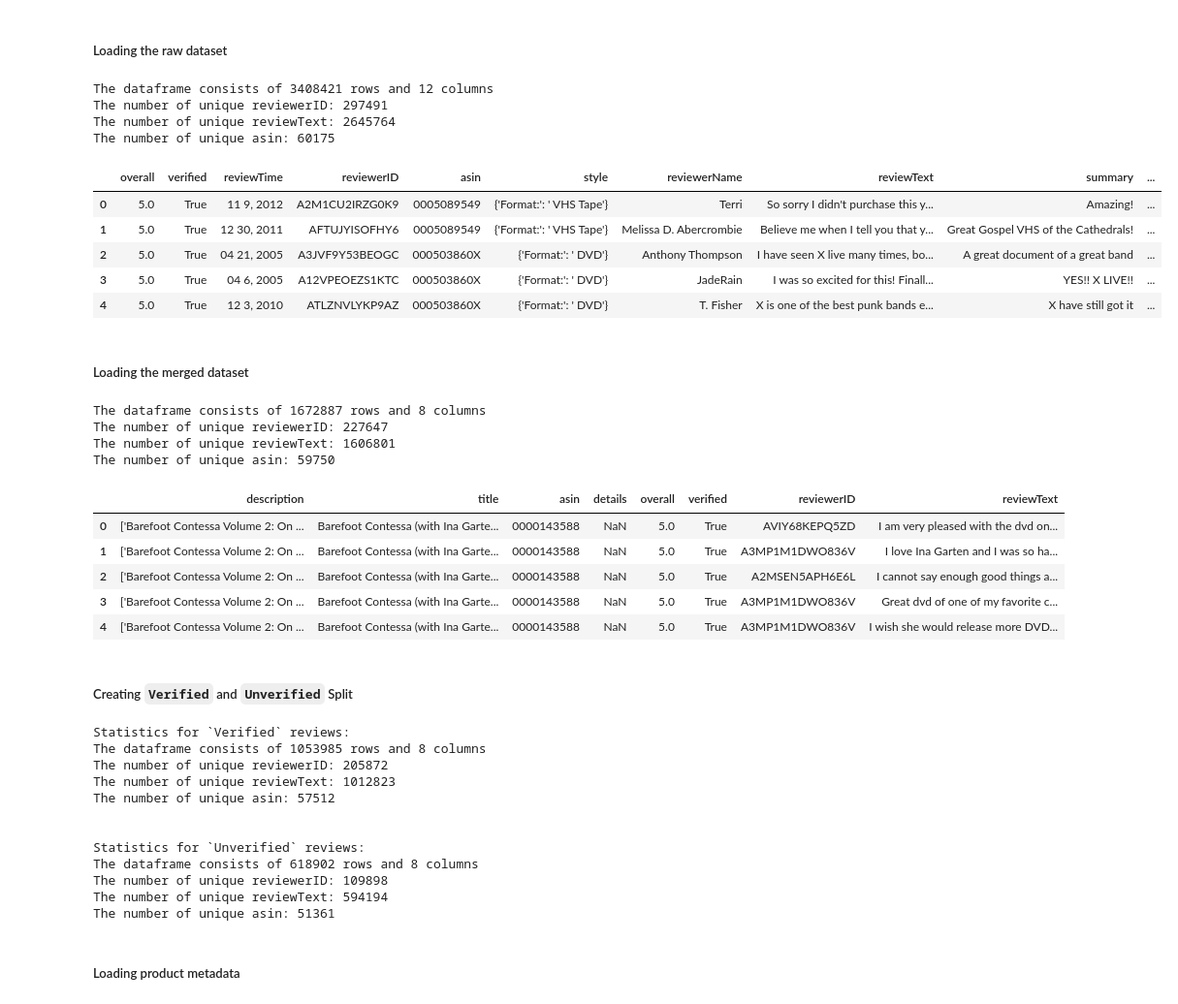
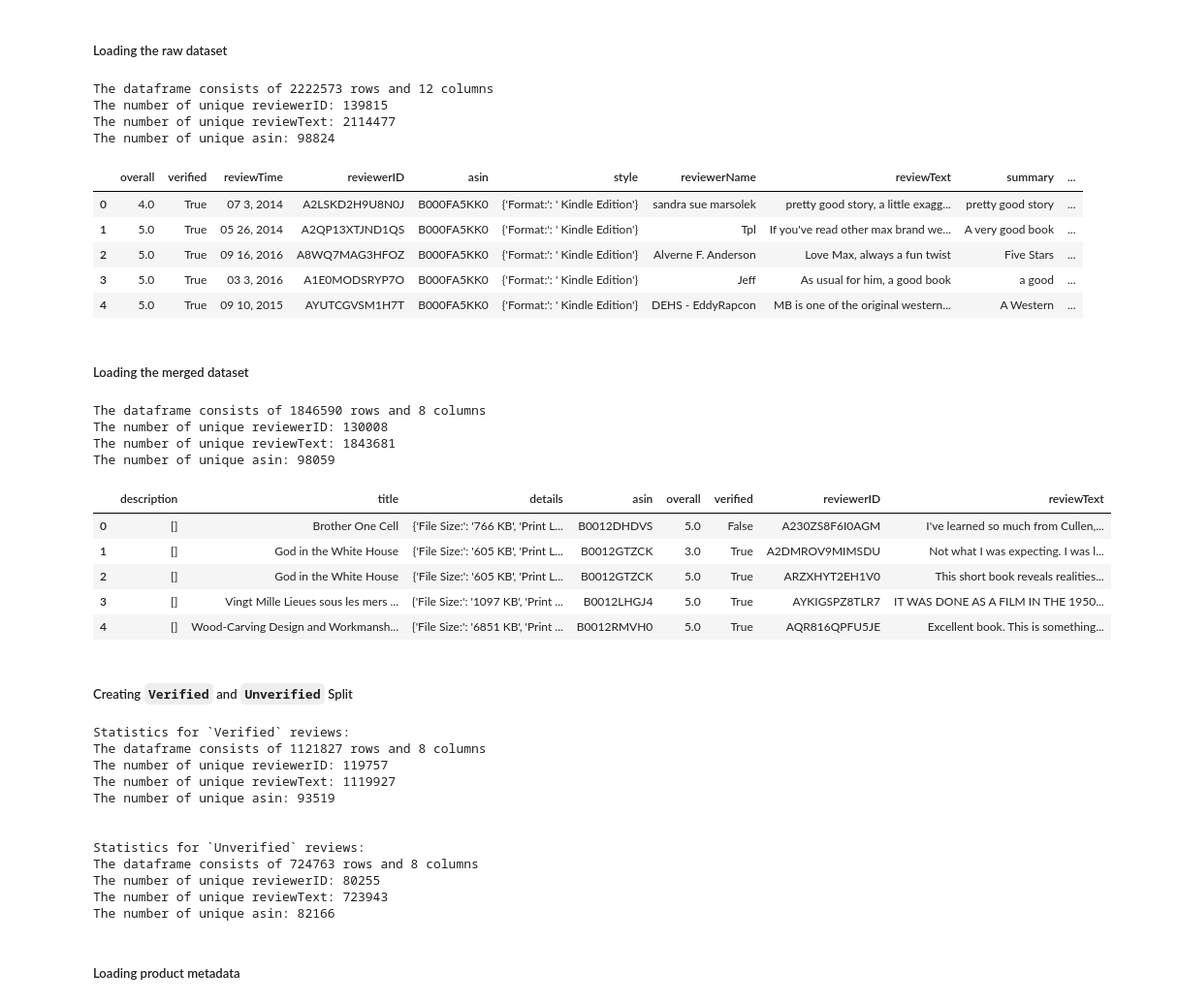
Before and after one commit to wtlow003/recommendation-systems, a Jupyter notebook: projects/product-reviews-recommender/notebooks/02-lwt-exploratory-data-analysis-v2.ipynb, the cells around one changed output. Shown: that part at 97% size. Cells and saved outputs as stored; diff of their text form; code cells hidden in the pictures.

```diff
--- a/projects/product-reviews-recommender/notebooks/02-lwt-exploratory-data-analysis-v2.ipynb
+++ b/projects/product-reviews-recommender/notebooks/02-lwt-exploratory-data-analysis-v2.ipynb
@@ -17,68 +17,68 @@ from pprint import pprint
 ##### Loading the raw dataset
 # %%
 relevant_cols = ['asin', 'overall', 'verified', 'reviewerID', 'reviewText']
-movies_raw = pd.read_csv("../data/raw/Movies_and_TV_5.csv")
+prod_raw = pd.read_csv("../data/raw/Kindle_Store_5.csv")
 # need to drop all null values in reviews
-movies_raw.dropna(axis=0, subset=['reviewText'], inplace=True)
+prod_raw.dropna(axis=0, subset=['reviewText'], inplace=True)
 
 # summary statistics
-utilities.summary_statistics(movies_raw)
-movies_raw.head()
+utilities.summary_statistics(prod_raw)
+prod_raw.head()
 # %% [output]
-The dataframe consists of 3408421 rows and 12 columns
-The number of unique reviewerID: 297491
-The number of unique reviewText: 2645764
-The number of unique asin: 60175
+The dataframe consists of 2222573 rows and 12 columns
+The number of unique reviewerID: 139815
+The number of unique reviewText: 2114477
+The number of unique asin: 98824
 |  | overall | verified | reviewTime | reviewerID | asin | style | reviewerName | reviewText | summary | ... |
-| 0 | 5.0 | True | 11 9, 2012 | A2M1CU2IRZG0K9 | 0005089549 | {'Format:': ' VHS Tape'} | Terri | So sorry I didn't purchase this y... | Amazing! | ... |
-| 1 | 5.0 | True | 12 30, 2011 | AFTUJYISOFHY6 | 0005089549 | {'Format:': ' VHS Tape'} | Melissa D. Abercrombie | Believe me when I tell you that y... | Great Gospel VHS of the Cathedrals! | ... |
-| 2 | 5.0 | True | 04 21, 2005 | A3JVF9Y53BEOGC | 000503860X | {'Format:': ' DVD'} | Anthony Thompson | I have seen X live many times, bo... | A great document of a great band | ... |
-| 3 | 5.0 | True | 04 6, 2005 | A12VPEOEZS1KTC | 000503860X | {'Format:': ' DVD'} | JadeRain | I was so excited for this! Finall... | YES!! X LIVE!! | ... |
-| 4 | 5.0 | True | 12 3, 2010 | ATLZNVLYKP9AZ | 000503860X | {'Format:': ' DVD'} | T. Fisher | X is one of the best punk bands e... | X have still got it | ... |
+| 0 | 4.0 | True | 07 3, 2014 | A2LSKD2H9U8N0J | B000FA5KK0 | {'Format:': ' Kindle Edition'} | sandra sue marsolek | pretty good story, a little exagg... | pretty good story | ... |
+| 1 | 5.0 | True | 05 26, 2014 | A2QP13XTJND1QS | B000FA5KK0 | {'Format:': ' Kindle Edition'} | Tpl | If you've read other max brand we... | A very good book | ... |
+| 2 | 5.0 | True | 09 16, 2016 | A8WQ7MAG3HFOZ | B000FA5KK0 | {'Format:': ' Kindle Edition'} | Alverne F. Anderson | Love Max, always a fun twist | Five Stars | ... |
+| 3 | 5.0 | True | 03 3, 2016 | A1E0MODSRYP7O | B000FA5KK0 | {'Format:': ' Kindle Edition'} | Jeff | As usual for him, a good book | a good | ... |
+| 4 | 5.0 | True | 09 10, 2015 | AYUTCGVSM1H7T | B000FA5KK0 | {'Format:': ' Kindle Edition'} | DEHS - EddyRapcon | MB is one of the original western... | A Western | ... |
 # %% [markdown]
 ##### Loading the merged dataset
 # %%
 relevant_cols = ['title', 'description', 'details', 'asin', 'overall', 'verified', 'reviewerID', 'reviewText']
-movies_merged = pd.read_csv("../data/interim/Movies_and_TV_merged.csv", usecols=relevant_cols)
+prod_merged = pd.read_csv("../data/interim/Kindle_Store_5_merged.csv", usecols=relevant_cols)
 
 # summary statistics
-utilities.summary_statistics(movies_merged)
-movies_merged.head()
+utilities.summary_statistics(prod_merged)
+prod_merged.head()
 # %% [output]
-The dataframe consists of 1672887 rows and 8 columns
-The number of unique reviewerID: 227647
-The number of unique reviewText: 1606801
-The number of unique asin: 59750
+The dataframe consists of 1846590 rows and 8 columns
+The number of unique reviewerID: 130008
+The number of unique reviewText: 1843681
+The number of unique asin: 98059
-|  | description | title | asin | details | overall | verified | reviewerID | reviewText |
-| 0 | ['Barefoot Contessa Volume 2: On ... | Barefoot Contessa (with Ina Garte... | 0000143588 | NaN | 5.0 | True | AVIY68KEPQ5ZD | I am very pleased with the dvd on... |
-| 1 | ['Barefoot Contessa Volume 2: On ... | Barefoot Contessa (with Ina Garte... | 0000143588 | NaN | 5.0 | True | A3MP1M1DWO836V | I love Ina Garten and I was so ha... |
-| 2 | ['Barefoot Contessa Volume 2: On ... | Barefoot Contessa (with Ina Garte... | 0000143588 | NaN | 5.0 | True | A2MSEN5APH6E6L | I cannot say enough good things a... |
-| 3 | ['Barefoot Contessa Volume 2: On ... | Barefoot Contessa (with Ina Garte... | 0000143588 | NaN | 5.0 | True | A3MP1M1DWO836V | Great dvd of one of my favorite c... |
-| 4 | ['Barefoot Contessa Volume 2: On ... | Barefoot Contessa (with Ina Garte... | 0000143588 | NaN | 5.0 | True | A3MP1M1DWO836V | I wish she would release more DVD... |
+|  | description | title | details | asin | overall | verified | reviewerID | reviewText |
+| 0 | [] | Brother One Cell | {'File Size:': '766 KB', 'Print L... | B0012DHDVS | 5.0 | False | A230ZS8F6I0AGM | I've learned so much from Cullen,... |
+| 1 | [] | God in the White House | {'File Size:': '605 KB', 'Print L... | B0012GTZCK | 3.0 | True | A2DMROV9MIMSDU | Not what I was expecting. I was l... |
+| 2 | [] | God in the White House | {'File Size:': '605 KB', 'Print L... | B0012GTZCK | 5.0 | True | ARZXHYT2EH1V0 | This short book reveals realities... |
+| 3 | [] | Vingt Mille Lieues sous les mers ... | {'File Size:': '1097 KB', 'Print ... | B0012LHGJ4 | 5.0 | True | AYKIGSPZ8TLR7 | IT WAS DONE AS A FILM IN THE 1950... |
+| 4 | [] | Wood-Carving Design and Workmansh... | {'File Size:': '6851 KB', 'Print ... | B0012RMVH0 | 5.0 | True | AQR816QPFU5JE | Excellent book. This is something... |
 # %% [markdown]
 ##### Creating `Verified` and `Unverified` Split
 # %%
-movies_verified, movies_unverified = data.make_dataset(movies_merged)
+prod_verified, prod_unverified = data.make_dataset(prod_merged)
 
 # summary statistics
 print("Statistics for `Verified` reviews:")
-utilities.summary_statistics(movies_verified)
+utilities.summary_statistics(prod_verified)
 print("\n")
 print("Statistics for `Unverified` reviews:")
-utilities.summary_statistics(movies_unverified)
+utilities.summary_statistics(prod_unverified)
 # %% [output]
 Statistics for `Verified` reviews:
-The dataframe consists of 1053985 rows and 8 columns
-The number of unique reviewerID: 205872
-The number of unique reviewText: 1012823
-The number of unique asin: 57512
+The dataframe consists of 1121827 rows and 8 columns
+The number of unique reviewerID: 119757
+The number of unique reviewText: 1119927
+The number of unique asin: 93519
 
 
 Statistics for `Unverified` reviews:
-The dataframe consists of 618902 rows and 8 columns
-The number of unique reviewerID: 109898
-The number of unique reviewText: 594194
-The number of unique asin: 51361
+The dataframe consists of 724763 rows and 8 columns
+The number of unique reviewerID: 80255
+The number of unique reviewText: 723943
+The number of unique asin: 82166
 # %% [markdown]
 ##### Loading product metadata
 # %%
```
Also changed, not shown: parts of 9 cells of this notebook, 2 other files.
